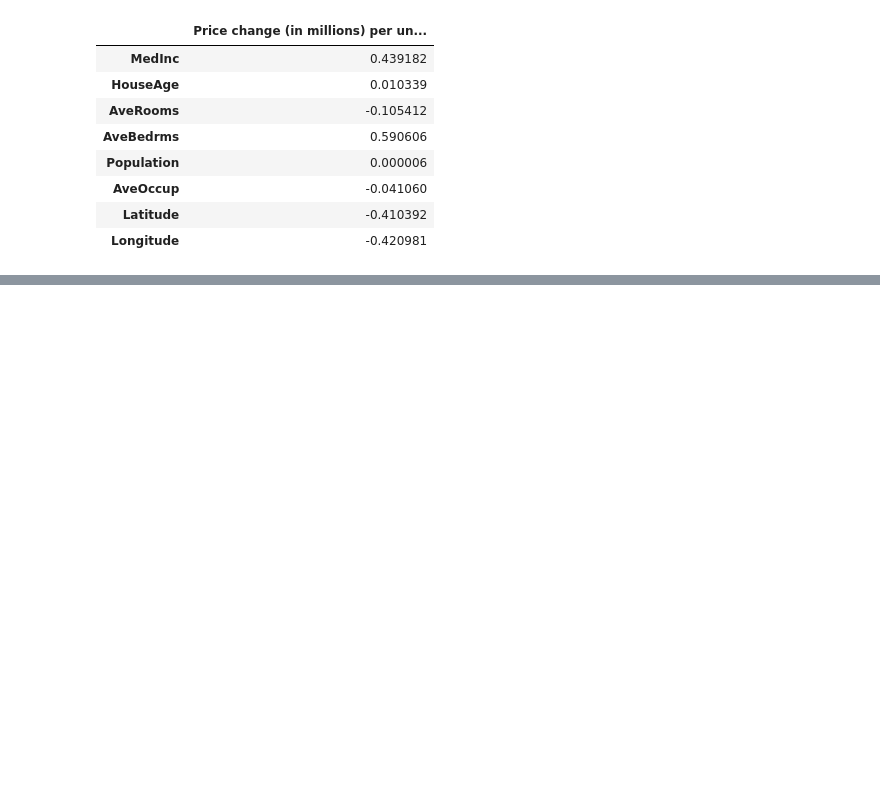
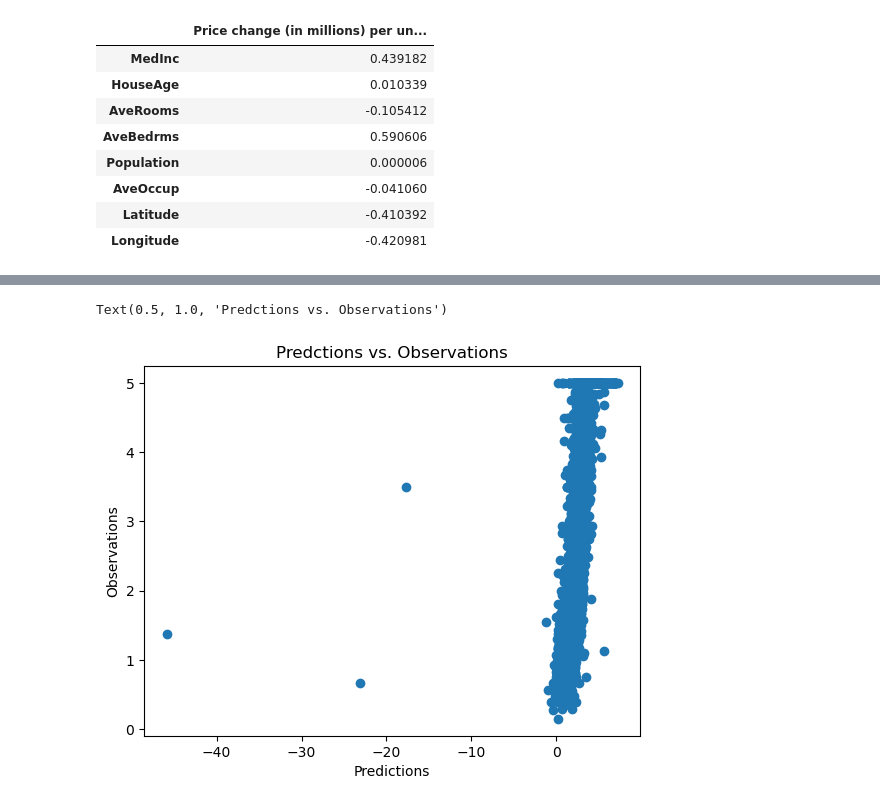
Before and after one commit to KvGroove/ML-study-notebooks, a Jupyter notebook: Assignment - LR on California.ipynb, the cells around one changed output, grey strips where cells are left out. Cells and saved outputs as stored; diff of their text form; code cells hidden in the pictures; blank space fills up the shorter version.

```diff
--- a/Assignment - LR on California.ipynb
+++ b/Assignment - LR on California.ipynb
@@ -258,0 +307,8 @@ cdf
+# %%
+plt.scatter(predictions,y_test)
+plt.xlabel("Predictions")
+plt.ylabel("Observations")
+plt.title("Predctions vs. Observations")
+# %% [output]
+Text(0.5, 1.0, 'Predctions vs. Observations')
+[figure, added]
```
Also changed, not shown: parts of 10 cells of this notebook.
